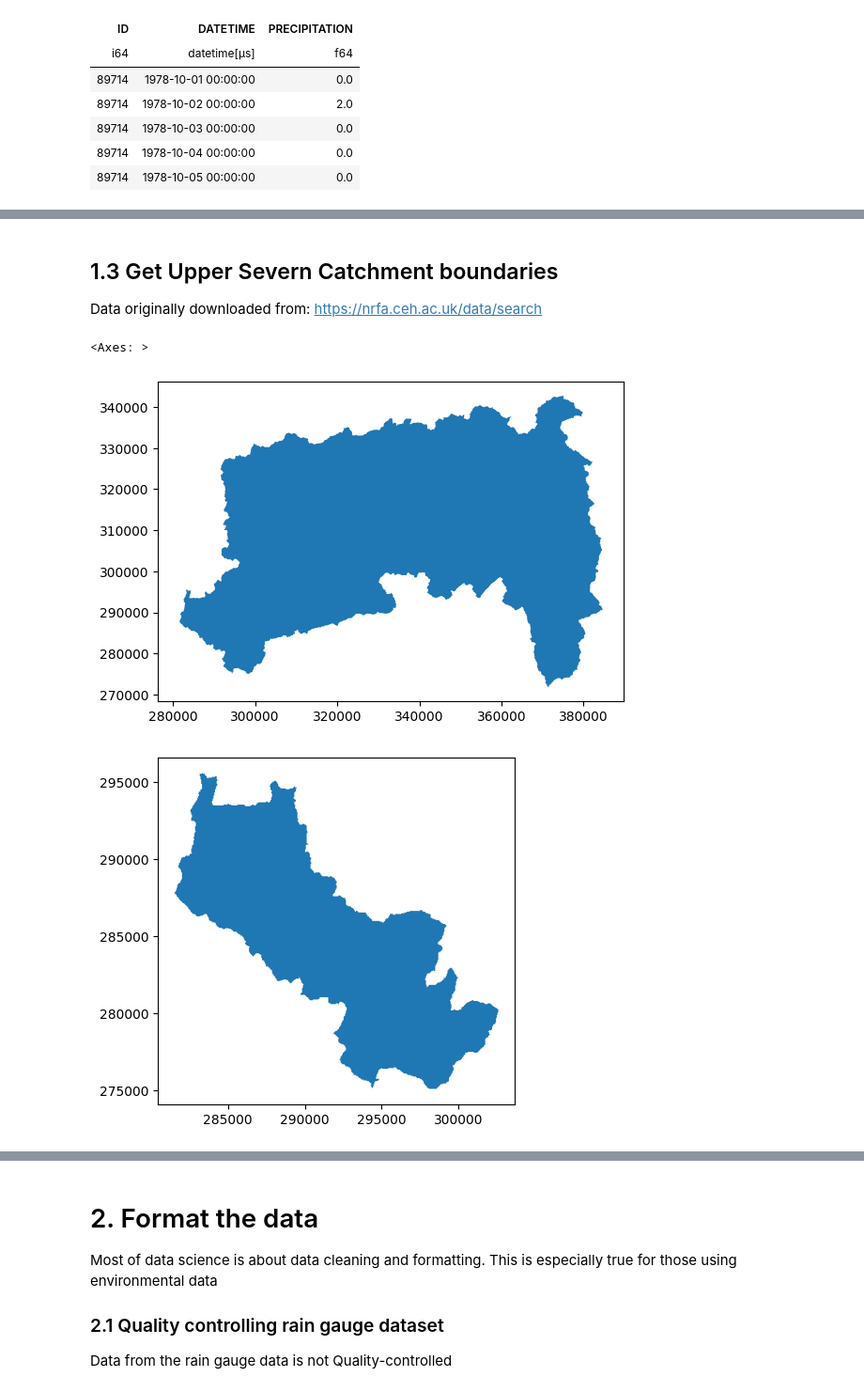
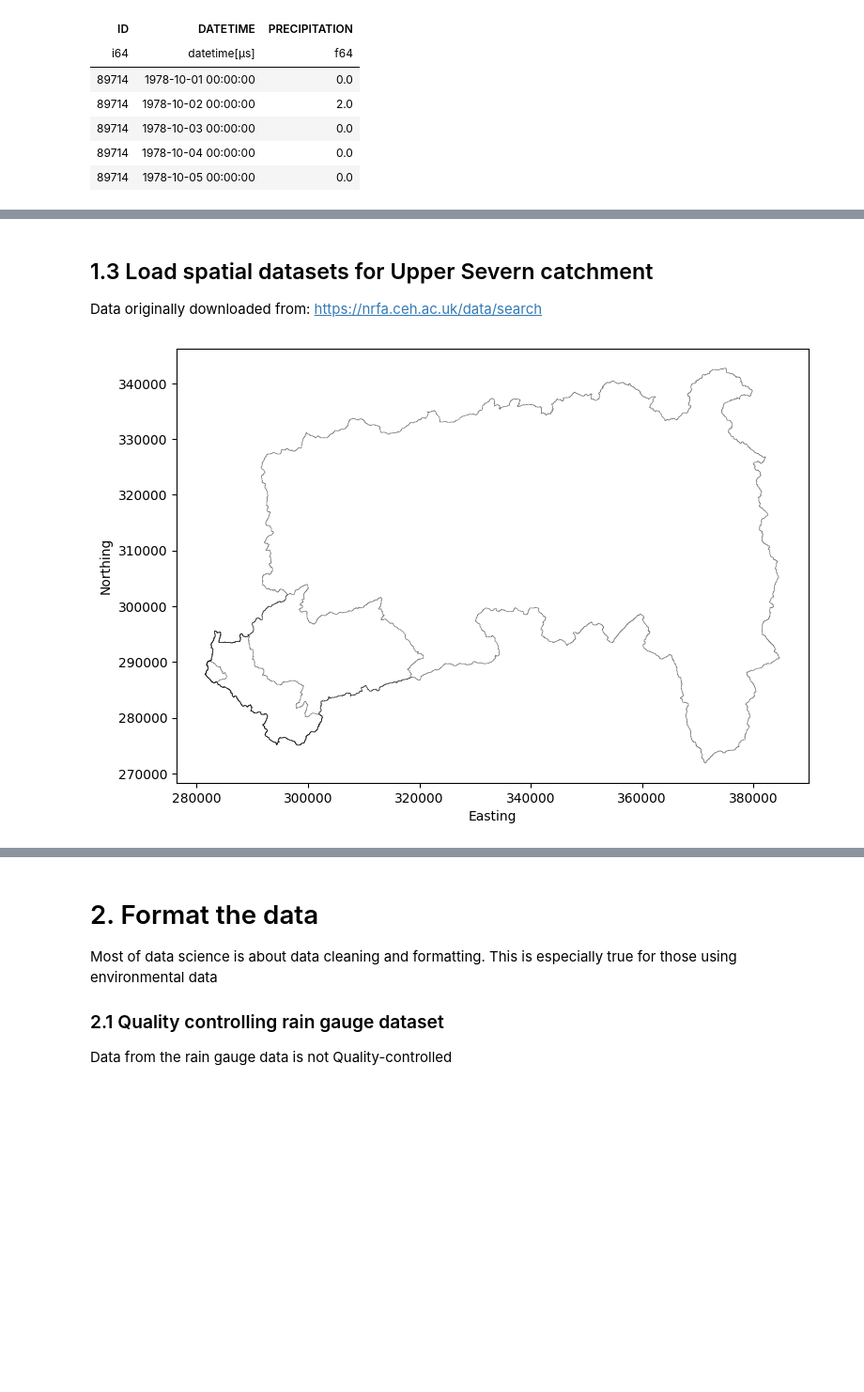
Before and after one commit to Thomasjkeel/UKCEH_Summer_School, a Jupyter notebook: Workshop_4/Workshop_4_rainfall_uncertainty.ipynb, the cells around one changed output, grey strips where cells are left out. Shown at 94% size. Saved outputs shown, nothing was run; the diff lists cells and outputs as text; code cells hidden in the pictures; blank space fills up the shorter version.

```diff
--- a/Workshop_4/Workshop_4_rainfall_uncertainty.ipynb
+++ b/Workshop_4/Workshop_4_rainfall_uncertainty.ipynb
@@ -242,5 +210,5 @@ shape: (5, 9)
 # %% [markdown]
-## 1.3 Get Upper Severn Catchment boundaries
+## 1.3 Load spatial datasets for Upper Severn catchment
 Data originally downloaded from: https://nrfa.ceh.ac.uk/data/search
 # %%
 %%capture
@@ -254,23 +222,14 @@ bewdley_shp = gpd.read_file('severn_catchment_data/Bewdley/54001/54001.shp')
 # Upper Severn catchment boundaries
 abermule_shp = gpd.read_file('severn_catchment_data/Abermule/54014/54014.shp')
 dolwen_shp = gpd.read_file('severn_catchment_data/Dolwen/54080/54080.shp')
-plynlimon_shp = gpd.read_file('severn_catchment_data/Dolwen/54080/54080.shp')
+plynlimon_shp = gpd.read_file('severn_catchment_data/Plynlimon Flume/54022/54022.shp')
-# %%
-bewdley_shp.plot()
-plynlimon_shp.plot()
-# %% [output]
-<Axes: >
-[figure, removed]
-[figure, removed]
 # %%
 fig, ax = plt.subplots(1, figsize=(12, 6), sharex=True, sharey=True)
-
-sns.scatterplot(x='easting', y='northing', hue='mean_diff_rain_mm', data=nearby_gauge_df.round(2),\
-        hue_norm=(rain_vmin, rain_vmax), palette='RdBu_r', ax=ax, legend=False, edgecolor='k')
 ax.set_xlabel('Easting'); ax.set_ylabel('Northing');
 abermule_shp.plot(ax=ax, facecolor='none', alpha=.5, linewidth=.5)
+bewdley_shp.plot(ax=ax, facecolor='none', alpha=.5, linewidth=.5)
 dolwen_shp.plot(ax=ax, facecolor='none', alpha=.5, linewidth=.5)
 plynlimon_shp.plot(ax=ax, facecolor='none', alpha=.5, linewidth=.5)
-ax.set_title(f'High flow event: {flood_date.strftime('%d %b %Y')}', size=22)
 plt.subplots_adjust(hspace=.2)
-# fig.savefig(f'../figures/upper_severn_floods/ceh_vs_haduk_grid_vs_gauge_flood_{flood_date.strftime('%d_%b_%Y')}.png', bbox_inches='tight', dpi=200)
+# %% [output]
+[figure, added]
```
Also changed, not shown: parts of 30 cells of this notebook, 3 other files.
